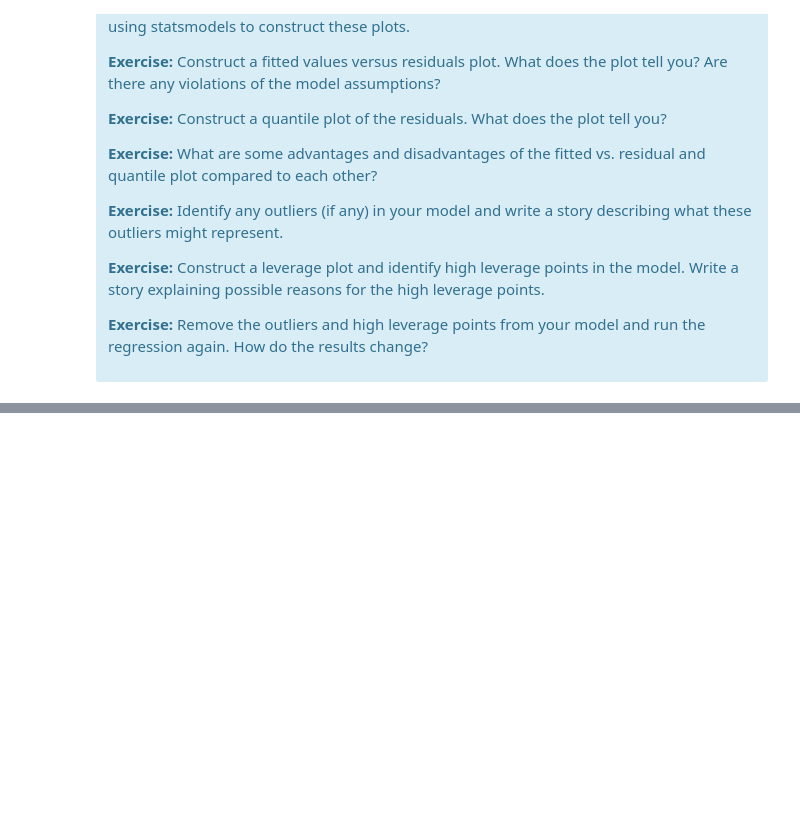
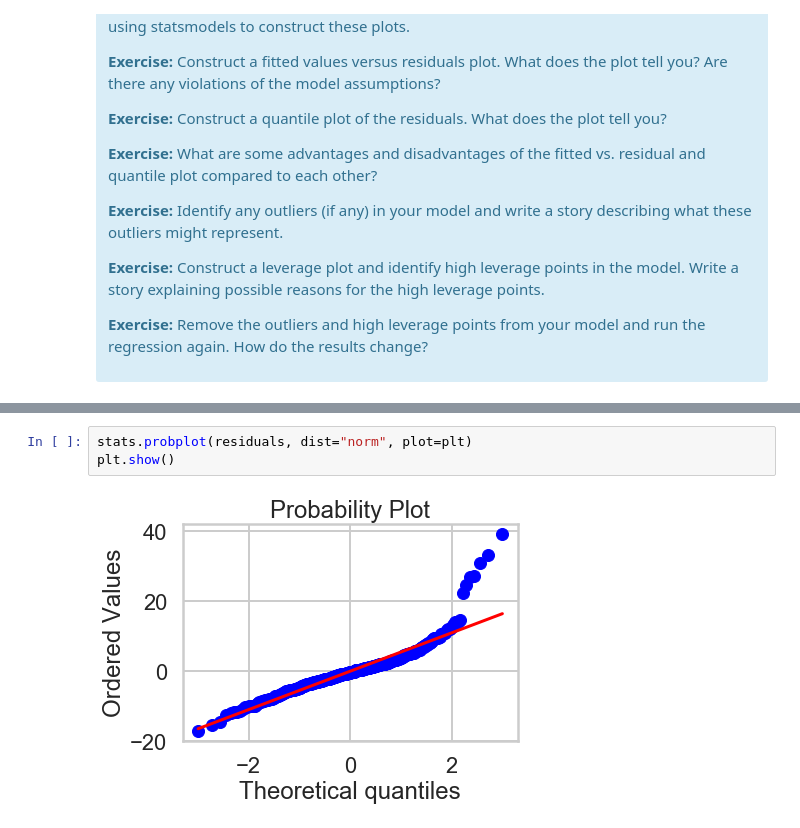
Before and after one commit to shubacca/Linear-Regression-Boston-Housing-Data, a Jupyter notebook: linear_regression/Boston_Housing_Linear_Regression.ipynb, the cells around one changed output, grey strips where cells are left out. Cells and saved outputs as stored; diff of their text form; blank space fills up the shorter version.

```diff
--- a/linear_regression/Boston_Housing_Linear_Regression.ipynb
+++ b/linear_regression/Boston_Housing_Linear_Regression.ipynb
@@ -856,0 +962,5 @@ There are some other issues that are important investigate with linear regressio
+# %%
+stats.probplot(residuals, dist="norm", plot=plt)
+plt.show()
+# %% [output]
+[figure, added]
```
Also changed, not shown: parts of 23 cells of this notebook.
